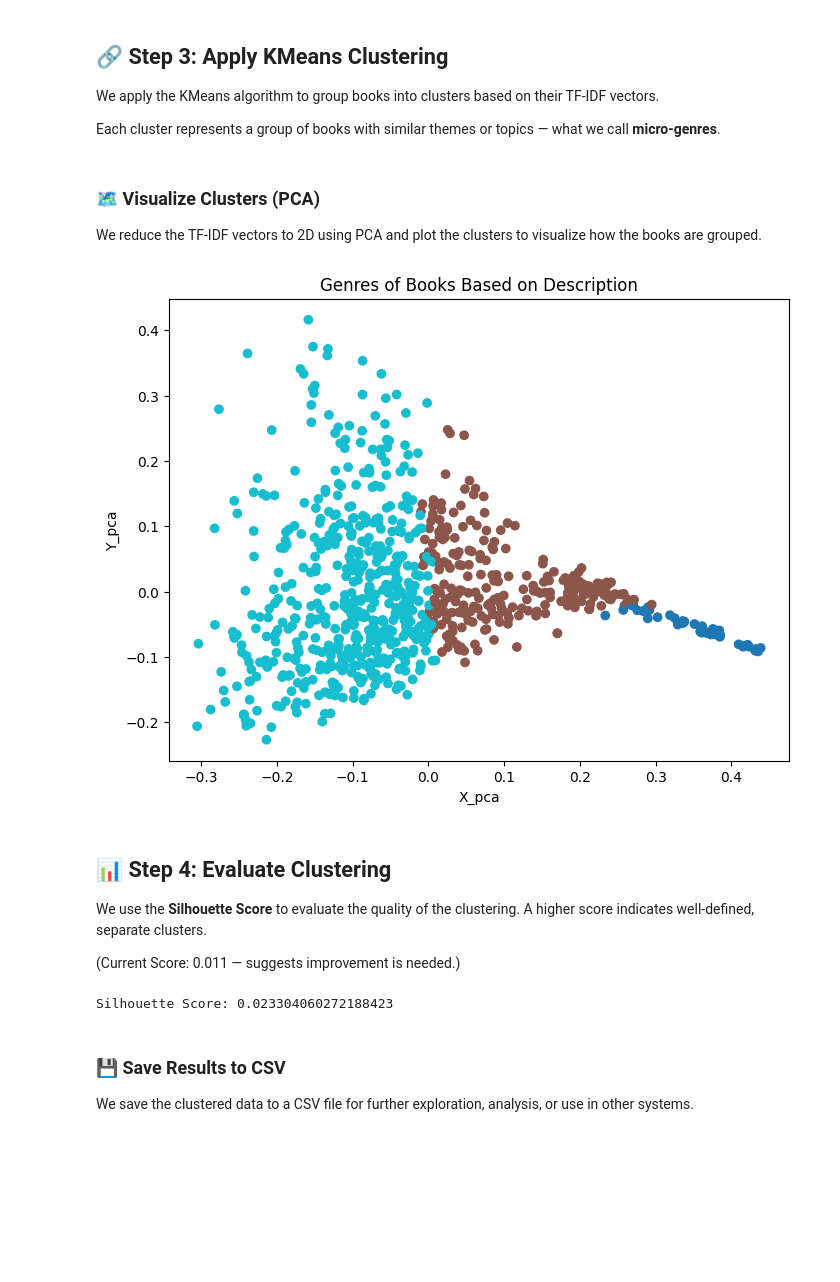
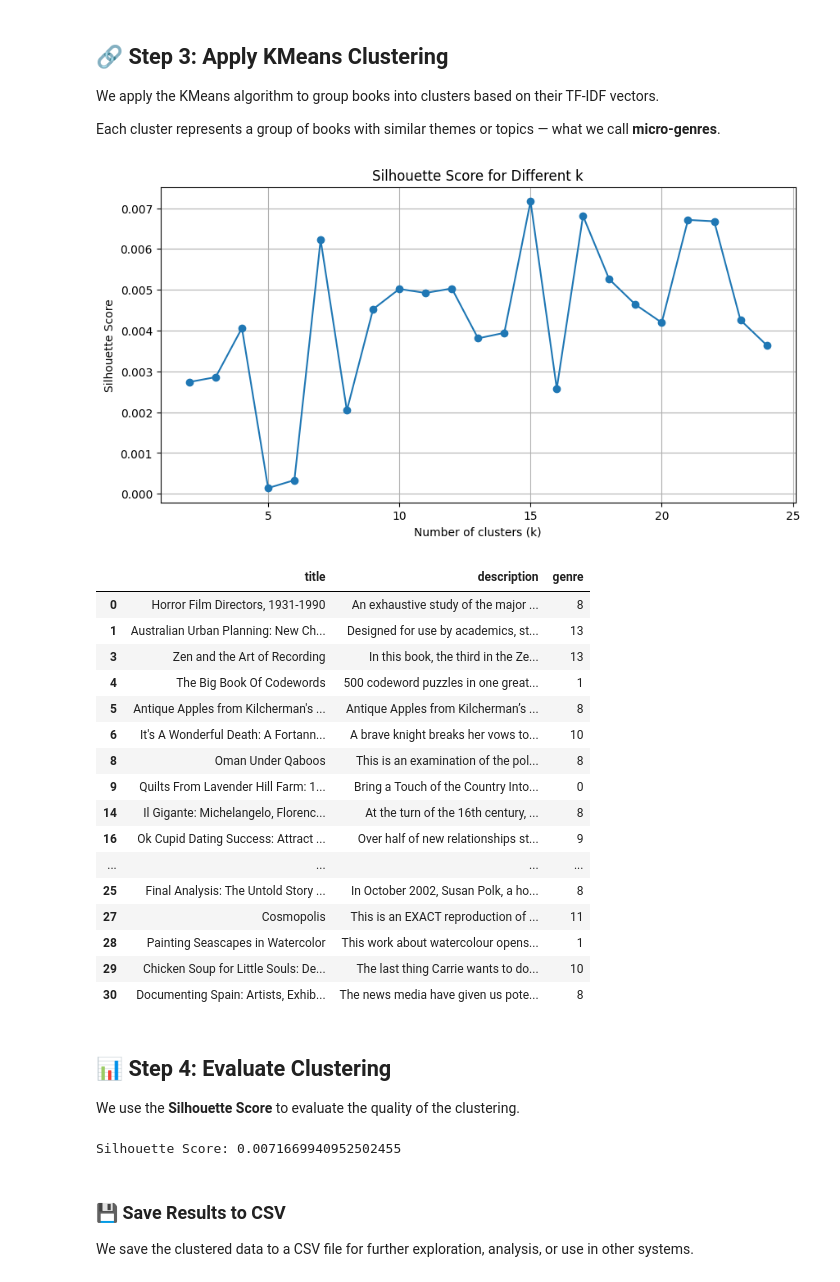
Before and after one commit to Mariam-Badr-MB/Book-s-genre, a Jupyter notebook: Book's genre.ipynb, the cells around one changed output. Saved outputs shown, nothing was run; the diff lists cells and outputs as text; code cells hidden in the pictures; blank space fills up the shorter version.

```diff
--- a/Book's genre.ipynb
+++ b/Book's genre.ipynb
@@ -72,2 +89,12 @@ dtype: int64
 # %%
 Data = Data.dropna()
+# %%
+def remove_non_english(Data, col):
+    def is_english(text):
+        try:
+            return detect(str(text)) == 'en'
+        except LangDetectException:
+            return False
+    return Data[Data[col].apply(is_english)]
+# %%
+Data = remove_non_english(Data, 'description')
@@ -135,4 +166,31 @@ X = vectorizer.fit_transform(Data['description'])
 We apply the KMeans algorithm to group books into clusters based on their TF-IDF vectors.
 
 Each cluster represents a group of books with similar themes or topics — what we call **micro-genres**.
+# %%
+scores = []
+k_range = range(2, 25)
+
+best_k = 0
+best_score = -1
+
+for k in k_range:
+    kmeans = KMeans(n_clusters=k, n_init=10, random_state=42)
+    labels = kmeans.fit_predict(X)
+    score = silhouette_score(X, labels)
+
+    scores.append(score)
+
+    if score > best_score:
+        best_score = score
+        best_k = k
+# %%
+plt.figure(figsize=(10, 5))
+plt.plot(list(k_range), scores, marker='o')
+plt.xlabel('Number of clusters (k)')
+plt.ylabel('Silhouette Score')
+plt.title('Silhouette Score for Different k')
+plt.grid(True)
+plt.show()
+# %% [output]
+[figure, added]
 # %%
@@ -141,31 +198,33 @@ model = KMeans(n_clusters=k, random_state=42)
 Data["genre"] = model.fit_predict(X)
-# %% [markdown]
-### 🗺️  Visualize Clusters (PCA)
-
-We reduce the TF-IDF vectors to 2D using PCA and plot the clusters to visualize how the books are grouped.
-# %%
-X_pca = PCA(n_components=2).fit_transform(X.toarray())
-
-plt.figure(figsize=(8,6))
-plt.scatter(X_pca[:, 0], X_pca[:, 1], c = Data["genre"], cmap = "tab10")
-plt.title("Genres of Books Based on Description")
-plt.xlabel("X_pca")
-plt.ylabel("Y_pca")
-plt.show()
-# %% [output]
-[figure, removed]
+# %%
+Data.head(20)
+# %% [output]
+|  | title | description | genre |
+| 0 | Horror Film Directors, 1931-1990 | An exhaustive study of the major ... | 8 |
+| 1 | Australian Urban Planning: New Ch... | Designed for use by academics, st... | 13 |
+| 3 | Zen and the Art of Recording | In this book, the third in the Ze... | 13 |
+| 4 | The Big Book Of Codewords | 500 codeword puzzles in one great... | 1 |
+| 5 | Antique Apples from Kilcherman's ... | Antique Apples from Kilcherman’s ... | 8 |
+| 6 | It's A Wonderful Death: A Fortann... | A brave knight breaks her vows to... | 10 |
+| 8 | Oman Under Qaboos | This is an examination of the pol... | 8 |
+| 9 | Quilts From Lavender Hill Farm: 1... | Bring a Touch of the Country Into... | 0 |
+| 14 | Il Gigante: Michelangelo, Florenc... | At the turn of the 16th century, ... | 8 |
+| 16 | Ok Cupid Dating Success: Attract ... | Over half of new relationships st... | 9 |
+| ... | ... | ... | ... |
+| 25 | Final Analysis: The Untold Story ... | In October 2002, Susan Polk, a ho... | 8 |
+| 27 | Cosmopolis | This is an EXACT reproduction of ... | 11 |
+| 28 | Painting Seascapes in Watercolor | This work about watercolour opens... | 1 |
+| 29 | Chicken Soup for Little Souls: De... | The last thing Carrie wants to do... | 10 |
+| 30 | Documenting Spain: Artists, Exhib... | The news media have given us pote... | 8 |
 # %% [markdown]
 ## 📊 Step 4: Evaluate Clustering
 
 We use the **Silhouette Score** to evaluate the quality of the clustering.
-A higher score indicates well-defined, separate clusters.
-
-(Current Score: 0.011 — suggests improvement is needed.)
 # %%
-score = silhouette_score(X, Data["genre"])
+score = best_score
 print(f"Silhouette Score: {score}")
 # %% [output]
-Silhouette Score: 0.023304060272188423
+Silhouette Score: 0.0071669940952502455
 # %% [markdown]
 ### 💾 Save Results to CSV
 
```
Also changed, not shown: parts of 10 cells of this notebook.
